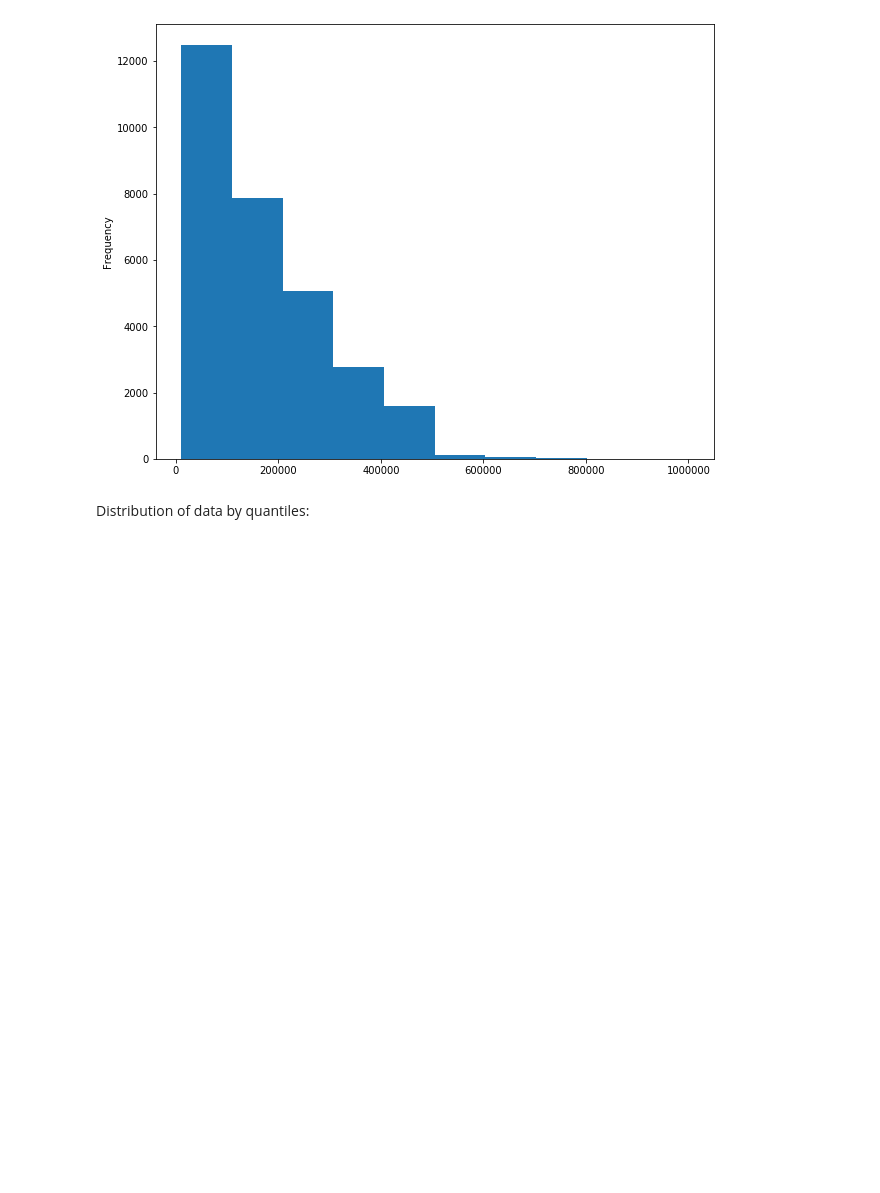
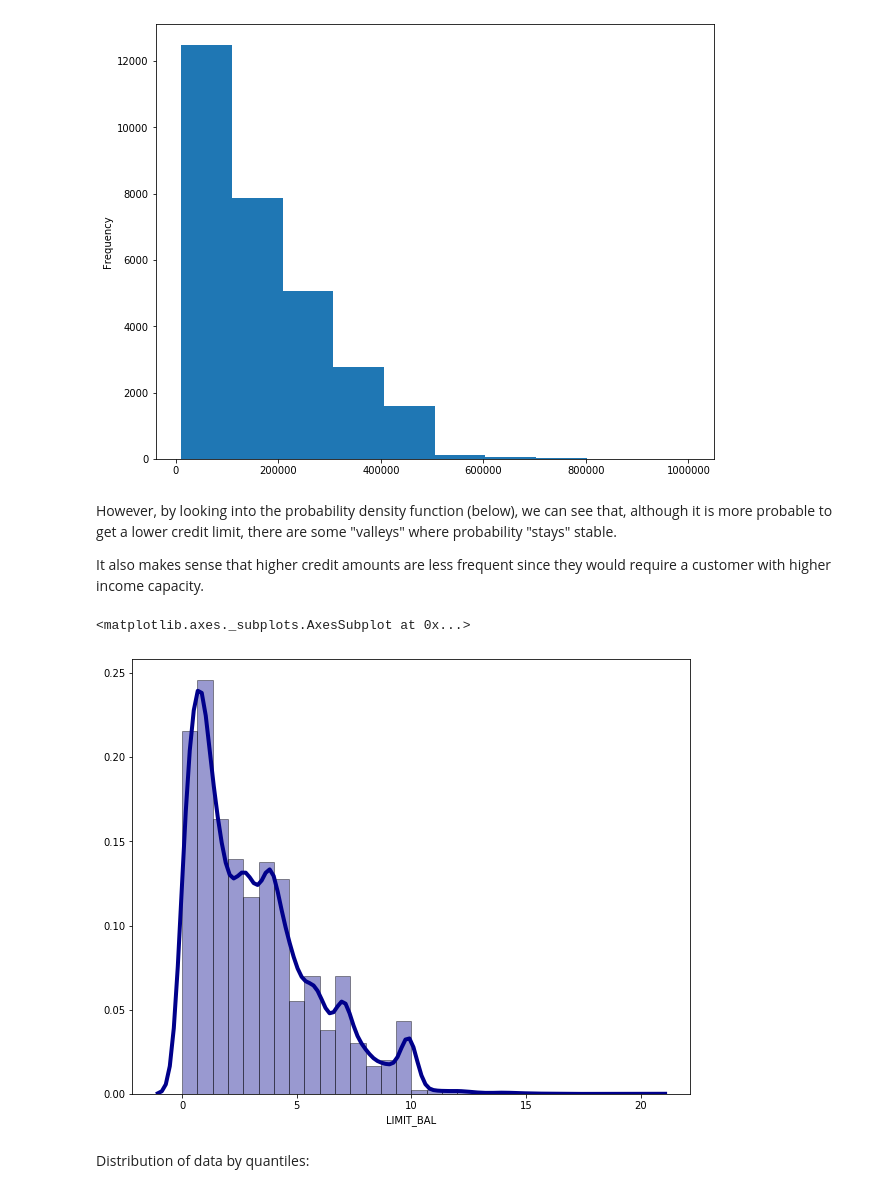
Before and after one commit to evillag/xtol_m5, a Jupyter notebook: T2/EDA_M5T2.ipynb, the cells around one changed output. Drawn from its saved outputs; the diff is of its cells as text; code cells hidden in the pictures; blank space fills up the shorter version.

Commit message:
Updated description, added limit_bal density plot.

```diff
--- a/T2/EDA_M5T2.ipynb
+++ b/T2/EDA_M5T2.ipynb
@@ -241,6 +254,18 @@ credit['LIMIT_BAL'].plot(kind='hist')
 # %% [output]
 <matplotlib.axes._subplots.AxesSubplot at 0x...>
 [figure]
+# %% [markdown]
+However, by looking into the probability density function (below), we can see that, although it is more probable to get a lower credit limit, there are some "valleys" where probability "stays" stable.
+
+It also makes sense that higher credit amounts are less frequent since they would require a customer with higher income capacity.
+# %%
+sns.distplot(credit['LIMIT_BAL'], hist=True, kde=True,
+             bins=30, color = 'darkblue',
+             hist_kws={'edgecolor':'black'},
+             kde_kws={'linewidth': 4})
+# %% [output]
+<matplotlib.axes._subplots.AxesSubplot at 0x...>
+[figure, added]
 # %% [markdown]
 Distribution of data by quantiles:
 # %%
```
Also changed, not shown: parts of 13 cells of this notebook.
